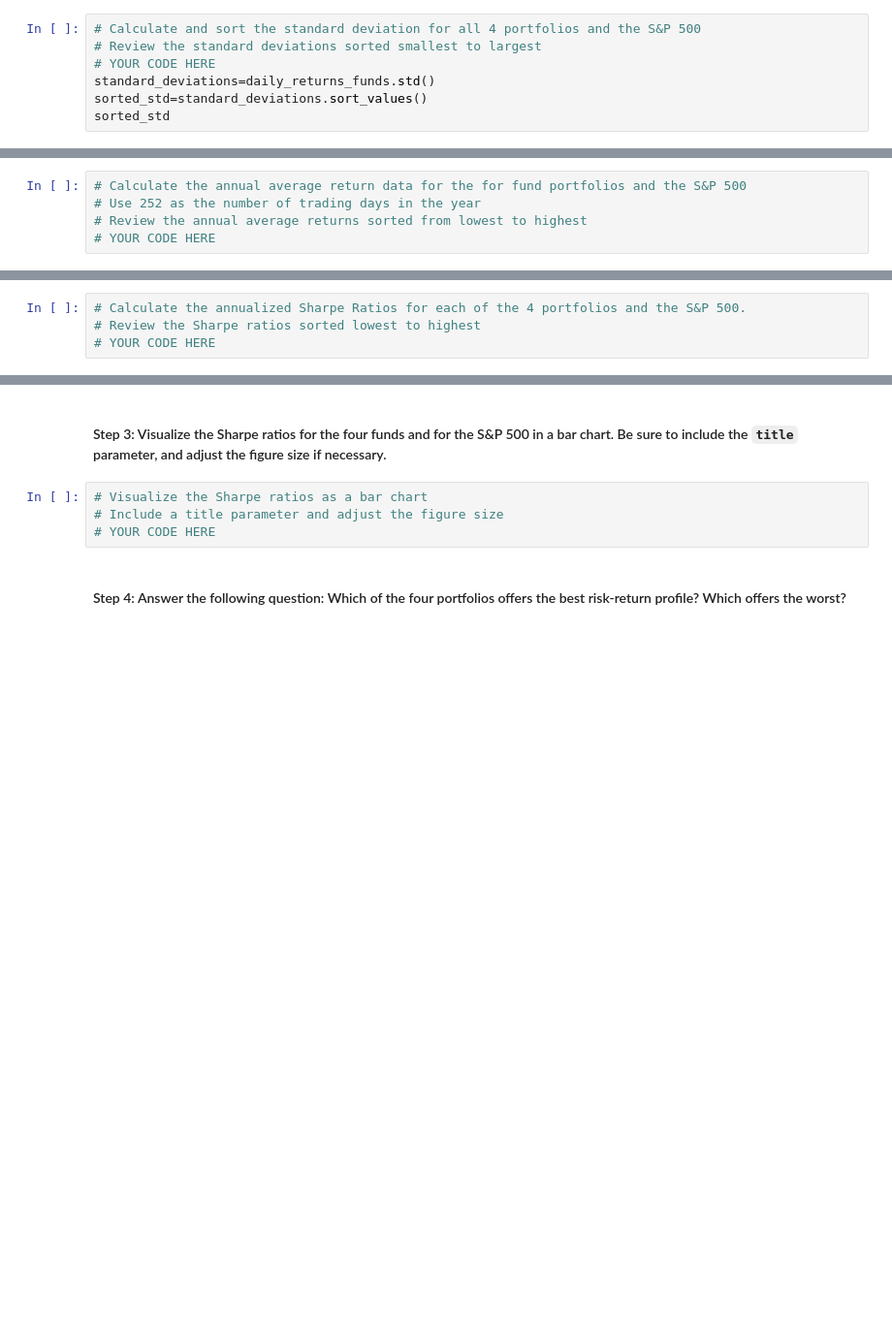
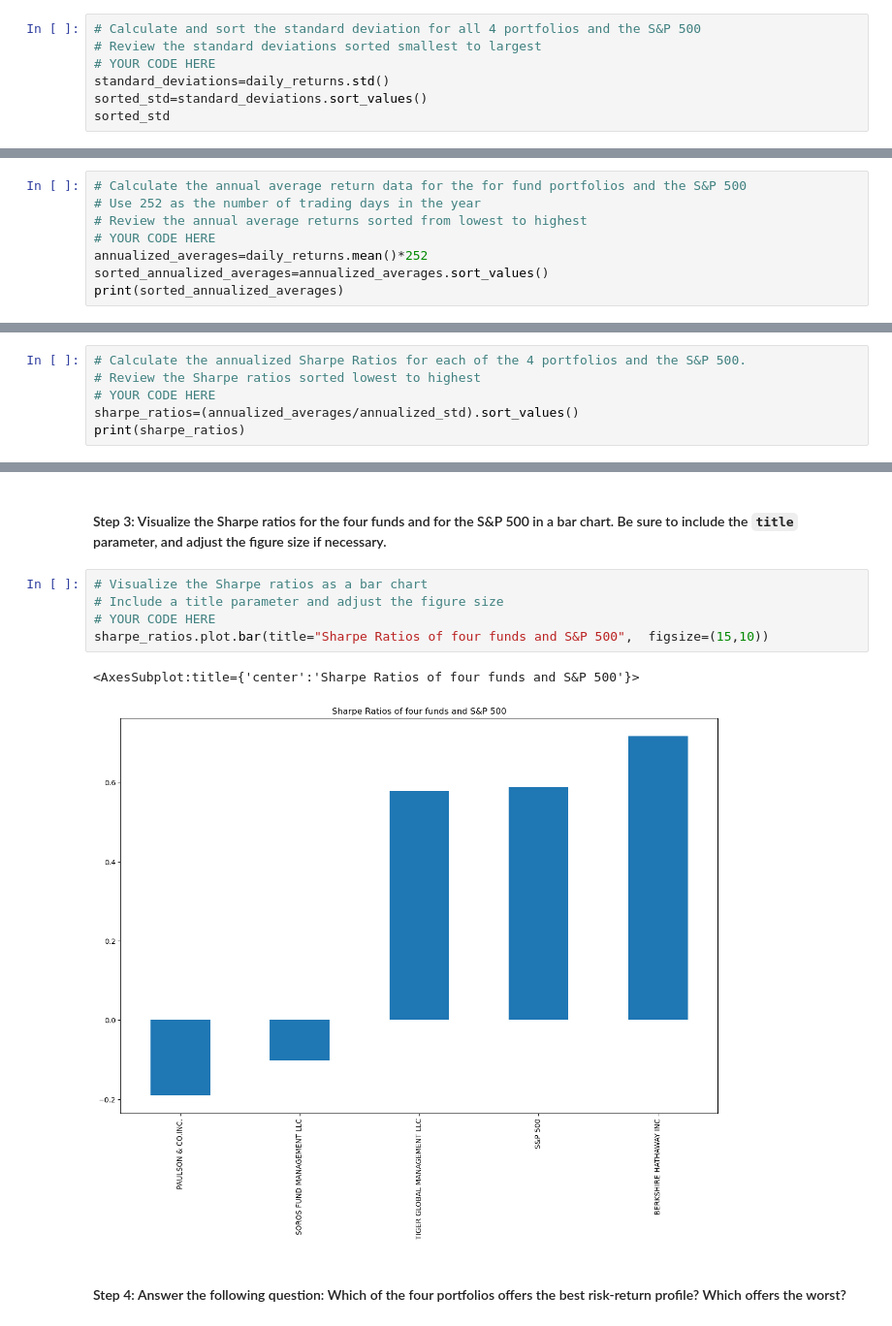
Before and after one commit to brianwander/Quantitative_Analysis, a Jupyter notebook: risk_return_analysis.ipynb, the cells around one changed output, grey strips where cells are left out. Shown at 97% size. Drawn from its saved outputs; the diff is of its cells as text; blank space fills up the shorter version.

Commit message:
Added risk-return analysis using Sharpe Ratios

```diff
--- a/risk_return_analysis.ipynb
+++ b/risk_return_analysis.ipynb
@@ -272,7 +272,7 @@ Evaluate the risk profile of each portfolio by using the standard deviation and
 # Calculate and sort the standard deviation for all 4 portfolios and the S&P 500
 # Review the standard deviations sorted smallest to largest
 # YOUR CODE HERE
-standard_deviations=daily_returns_funds.std()
+standard_deviations=daily_returns.std()
 sorted_std=standard_deviations.sort_values()
 sorted_std
 # %% [output]
@@ -352,3 +354,6 @@ To determine the overall risk of an asset or portfolio, quantitative analysts an
 # Use 252 as the number of trading days in the year
 # Review the annual average returns sorted from lowest to highest
 # YOUR CODE HERE
+annualized_averages=daily_returns.mean()*252
+sorted_annualized_averages=annualized_averages.sort_values()
+print(sorted_annualized_averages)
@@ -358,3 +370,5 @@ To determine the overall risk of an asset or portfolio, quantitative analysts an
 # Calculate the annualized Sharpe Ratios for each of the 4 portfolios and the S&P 500.
 # Review the Sharpe ratios sorted lowest to highest
 # YOUR CODE HERE
+sharpe_ratios=(annualized_averages/annualized_std).sort_values()
+print(sharpe_ratios)
@@ -363,7 +384,11 @@ To determine the overall risk of an asset or portfolio, quantitative analysts an
 # %%
 # Visualize the Sharpe ratios as a bar chart
 # Include a title parameter and adjust the figure size
 # YOUR CODE HERE
+sharpe_ratios.plot.bar(title="Sharpe Ratios of four funds and S&P 500",  figsize=(15,10))
+# %% [output]
+<AxesSubplot:title={'center':'Sharpe Ratios of four funds and S&P 500'}>
+[figure, added]
 # %% [markdown]
 #### Step 4: Answer the following question: Which of the four portfolios offers the best risk-return profile? Which offers the worst?
 # %% [markdown]
```
Also changed, not shown: parts of 5 cells of this notebook.
